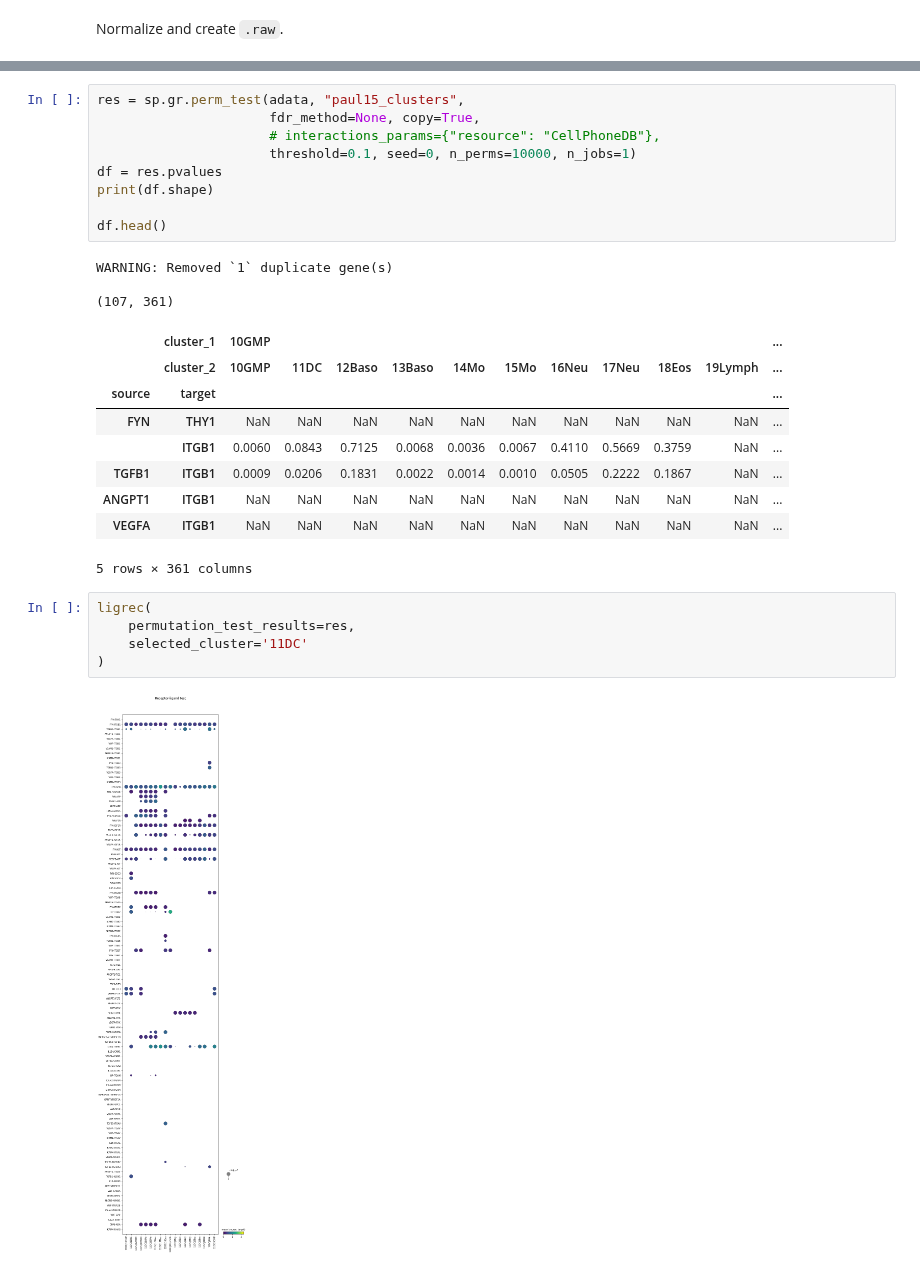
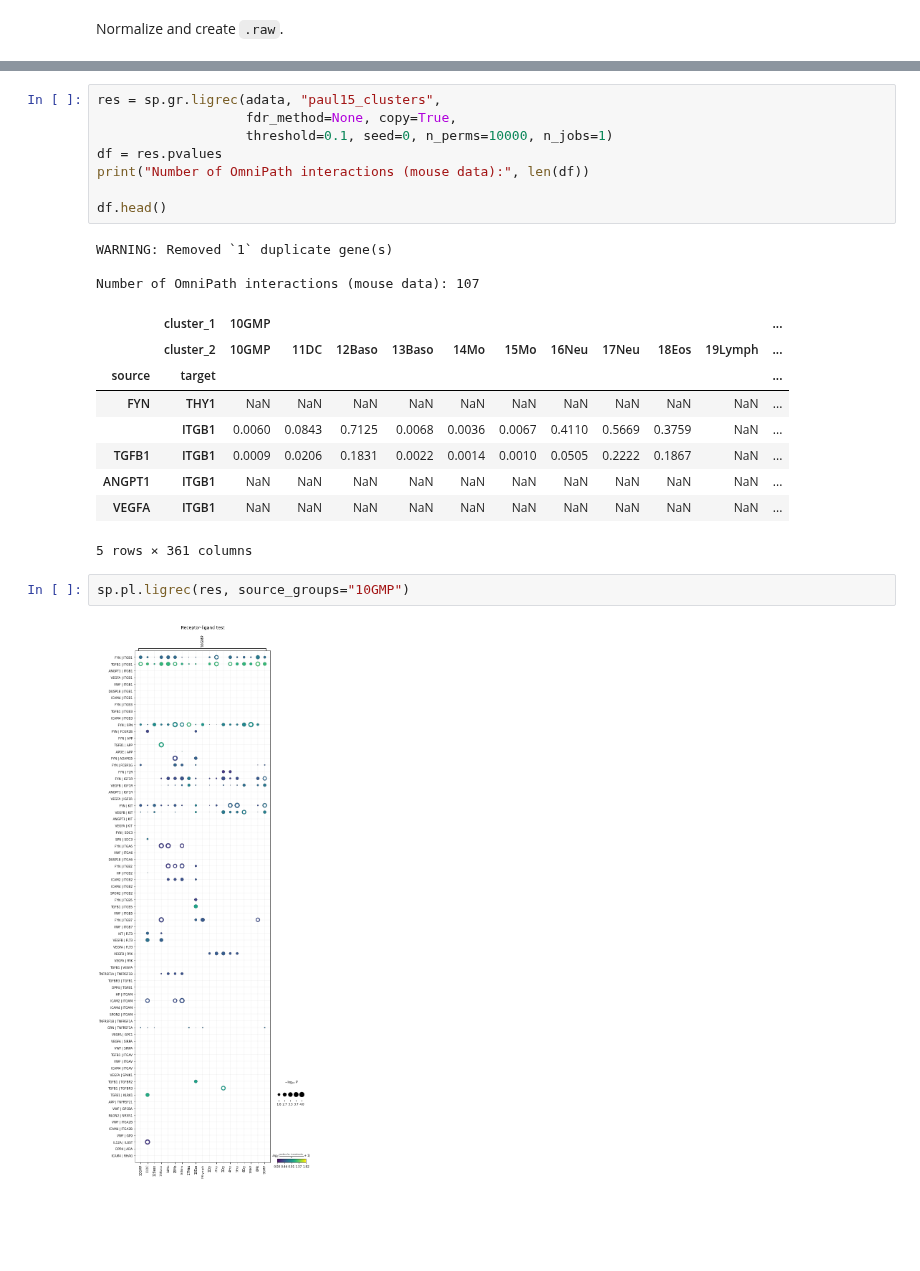
Before and after one commit to scverse/squidpy, a Jupyter notebook: notebooks/ligrec_vignette.ipynb, the cells around one changed output, grey strips where cells are left out. Saved outputs shown, nothing was run; the diff lists cells and outputs as text; blank space fills up the shorter version.

```diff
--- a/notebooks/ligrec_vignette.ipynb
+++ b/notebooks/ligrec_vignette.ipynb
@@ -129,16 +89,15 @@ ligrec(
 # %%
-res = sp.gr.perm_test(adata, "paul15_clusters",
-                      fdr_method=None, copy=True,
-                      # interactions_params={"resource": "CellPhoneDB"},
-                      threshold=0.1, seed=0, n_perms=10000, n_jobs=1)
+res = sp.gr.ligrec(adata, "paul15_clusters",
+                   fdr_method=None, copy=True,
+                   threshold=0.1, seed=0, n_perms=10000, n_jobs=1)
 df = res.pvalues
-print(df.shape)
+print("Number of OmniPath interactions (mouse data):", len(df))
 
 df.head()
 # %% [output]
 WARNING: Removed `1` duplicate gene(s)
 
-(107, 361)
+Number of OmniPath interactions (mouse data): 107
 |  | cluster_1 | 10GMP |  |  |  |  |  |  |  |  |  | ... |
 |  | cluster_2 | 10GMP | 11DC | 12Baso | 13Baso | 14Mo | 15Mo | 16Neu | 17Neu | 18Eos | 19Lymph | ... |
 | source | target |  |  |  |  |  |  |  |  |  |  | ... |
@@ -148,10 +107,7 @@ WARNING: Removed `1` duplicate gene(s)
 | ANGPT1 | ITGB1 | NaN | NaN | NaN | NaN | NaN | NaN | NaN | NaN | NaN | NaN | ... |
 | VEGFA | ITGB1 | NaN | NaN | NaN | NaN | NaN | NaN | NaN | NaN | NaN | NaN | ... |
 5 rows × 361 columns
-# %%
-ligrec(
-    permutation_test_results=res,
-    selected_cluster='11DC'
-)
-# %% [output]
-[figure, removed]
+# %%
+sp.pl.ligrec(res, source_groups="10GMP")
+# %% [output]
+[figure, added]
```
Also changed, not shown: parts of 33 cells of this notebook, 34 other files.
